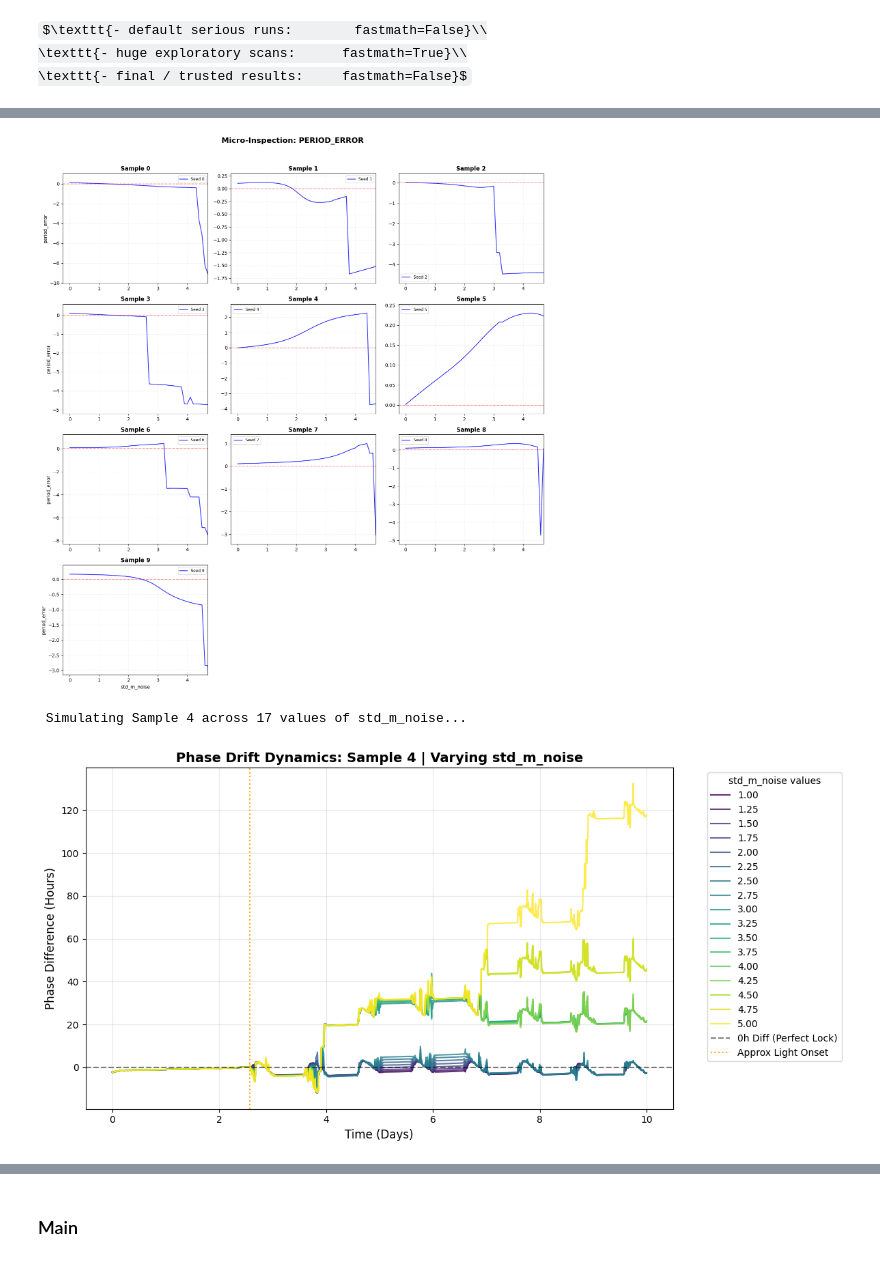
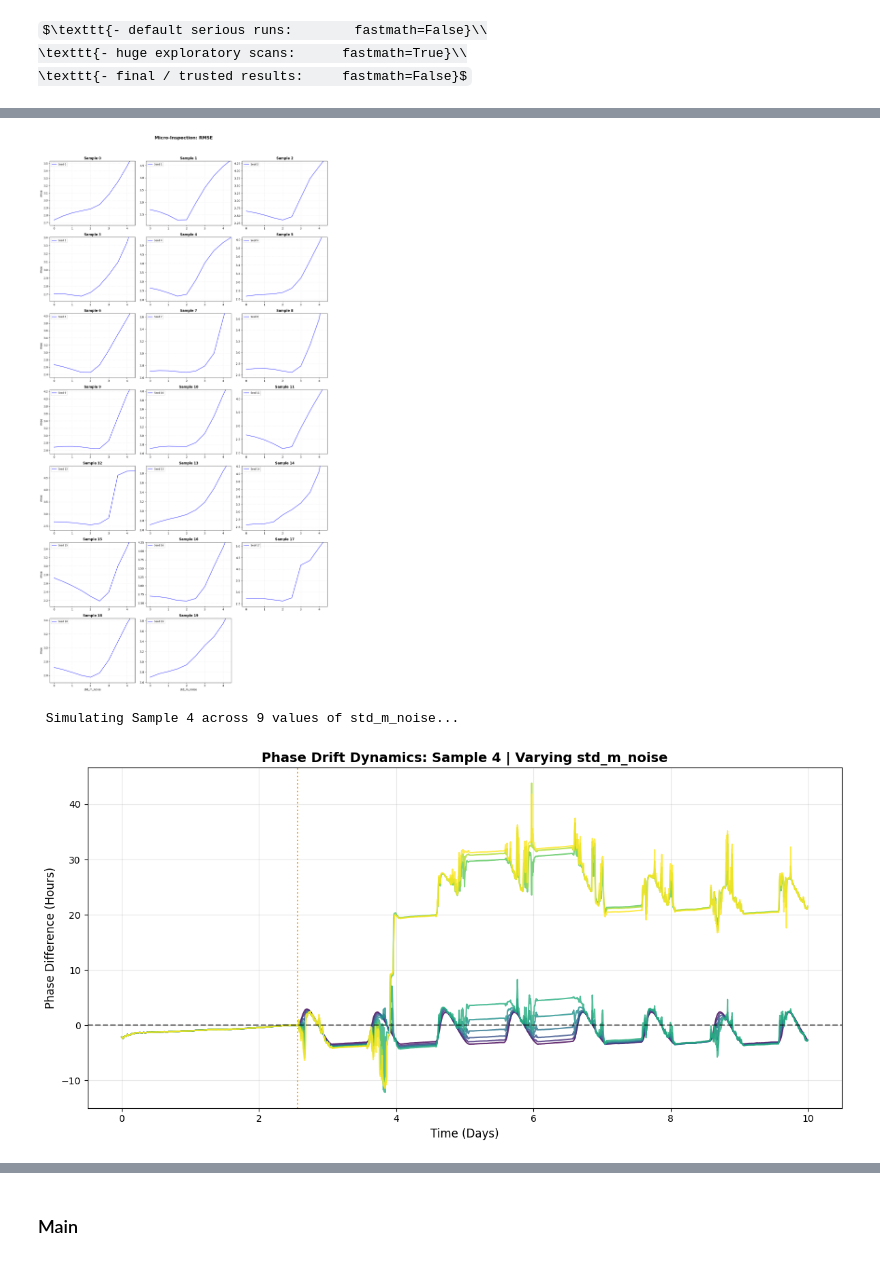
Before and after one commit to psyentistJJ/SCN, a Jupyter notebook: SL_model/SCN_entrainment.ipynb, the cells around one changed output, grey strips where cells are left out. Saved outputs shown, nothing was run; the diff lists cells and outputs as text; code cells hidden in the pictures; some formulas as TeX source.

```diff
--- a/SL_model/SCN_entrainment.ipynb
+++ b/SL_model/SCN_entrainment.ipynb
@@ -54,8 +56,8 @@ network period: 24.17504051639684
 # %%
 payload = run_1D_ensemble(base_config,
                           sweep_param = 'std_m_noise',
-                          sweep_range = np.arange(0, 10.1, 0.1),
-                          n_sample = 10,
+                          sweep_range = np.arange(0, 10.5, 0.5),
+                          n_sample = 20,
                           master_seed = 42
                           )
 plotting_1D_ensemble(payload, mode='standard');
@@ -65,15 +87,15 @@ Macro-state already computed! Loading cached ensemble: 13ec1ee0
 # %%
-plot_inspection_grid(payload, target_metric='period_error', xlim=(0,4.7));
+plot_inspection_grid(payload, target_metric='rmse', xlim=(0,4.45));
 # %% [output]
-[figure, old version]
+[figure, new version]
 # %%
 # Pass an array of specific noise values to stack them
 plot_phase_walk(base_config,
                       sweep_param='std_m_noise',
-                      target_values=np.arange(1,5.25,0.25),
+                      target_values=np.arange(0,4.5,0.5),
                       sample_id=4);
 # %% [output]
- Simulating Sample 4 across 17 values of std_m_noise...
+ Simulating Sample 4 across 9 values of std_m_noise...
-[figure, old version]
+[figure, new version]
 # %%
 plot_phase_walk(base_config,
```
Also changed, not shown: parts of 4 cells of this notebook, 3 other files.
